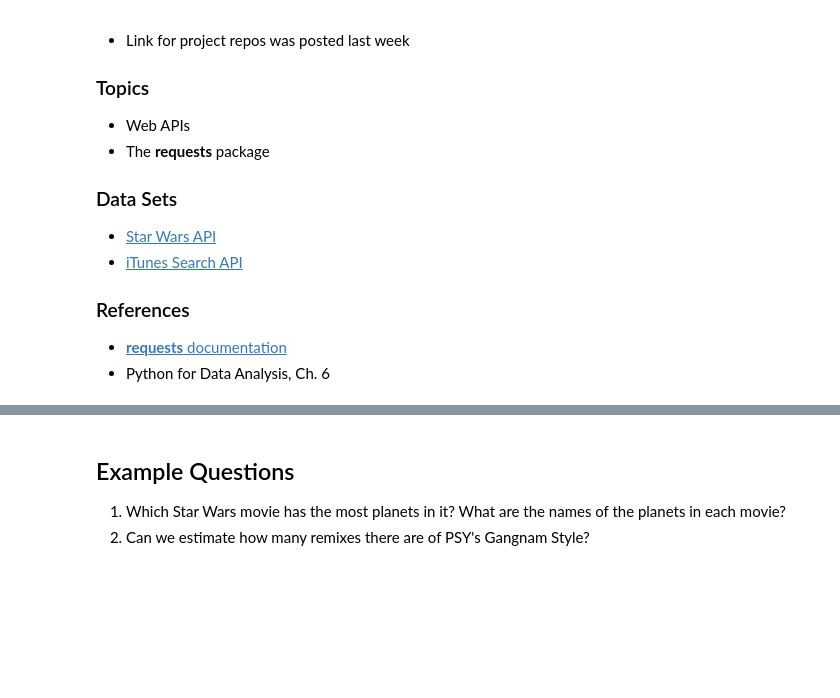
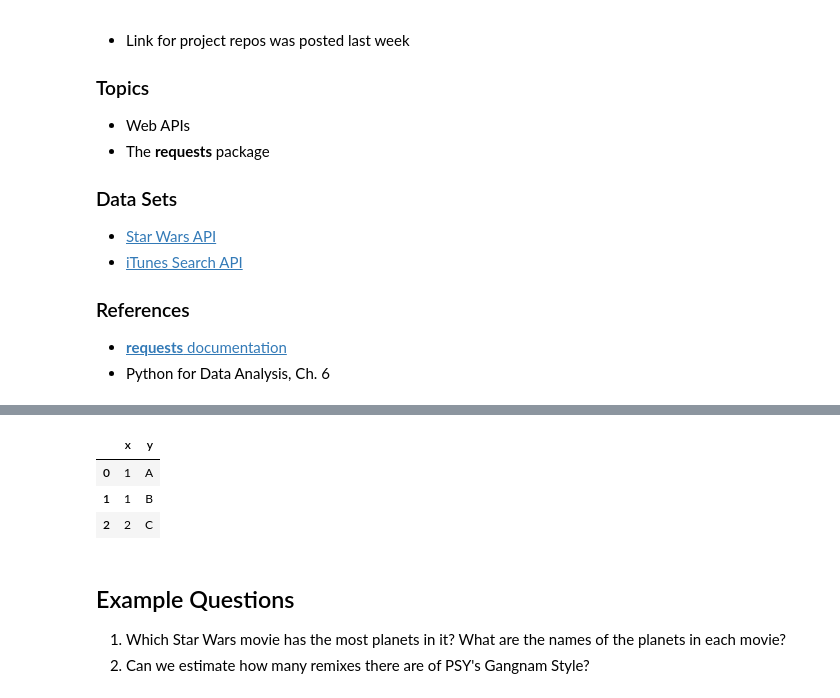
Before and after one commit to 2019-winter-ucdavis-sta141b/notes, a Jupyter notebook: lecture/01.29/notes.ipynb, the cells around one changed output, grey strips where cells are left out. Saved outputs shown, nothing was run; the diff lists cells and outputs as text; code cells hidden in the pictures; blank space fills up the shorter version.

```diff
--- a/lecture/01.29/notes.ipynb
+++ b/lecture/01.29/notes.ipynb
@@ -27,0 +71,8 @@ The class website is <https://github.com/2019-winter-ucdavis-sta141b/notes>
+# %%
+# Assign modified copy
+df["x"] = x
+# %% [output]
+|  | x | y |
+| 0 | 1 | A |
+| 1 | 1 | B |
+| 2 | 2 | C |
```
Also changed, not shown: parts of 30 cells of this notebook.
